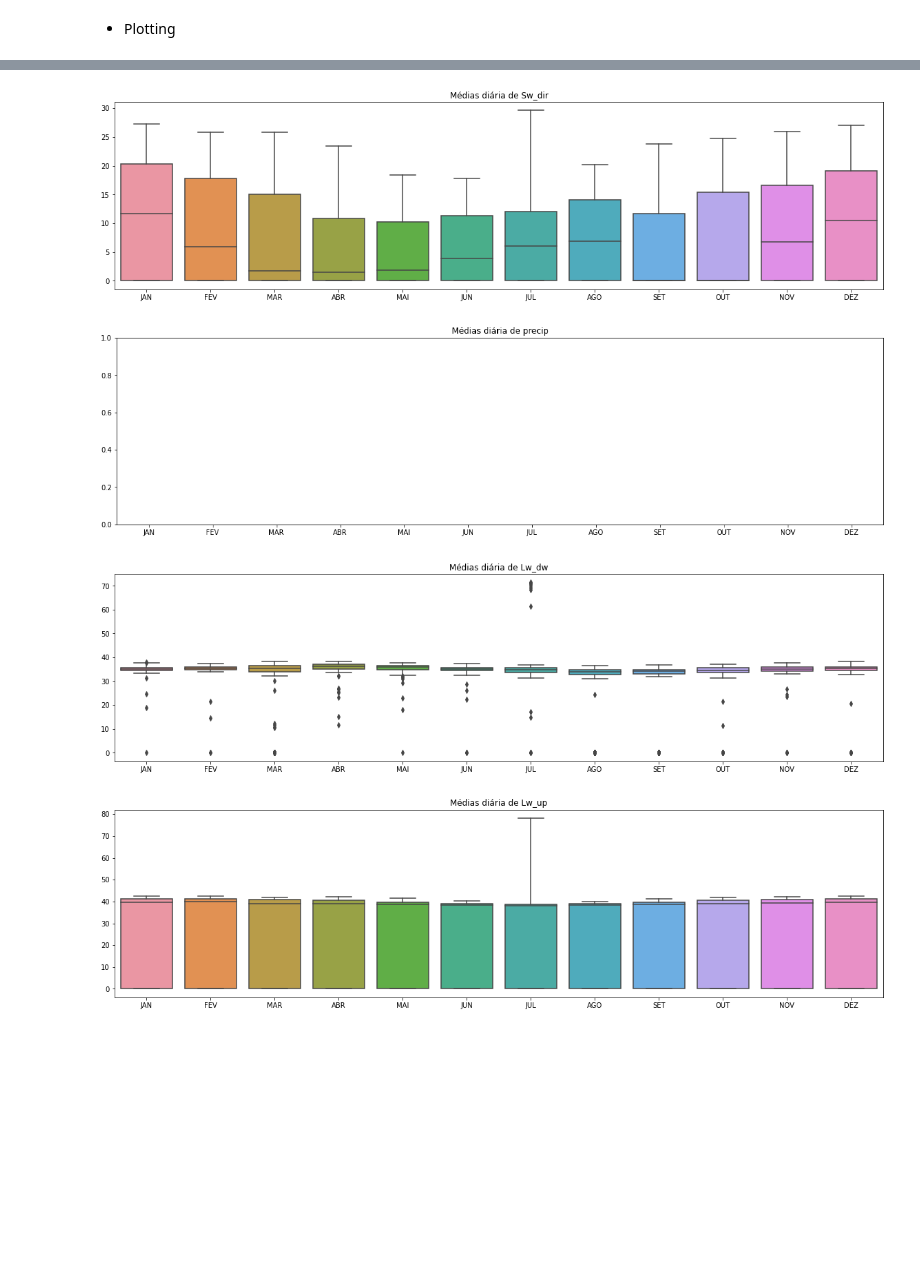
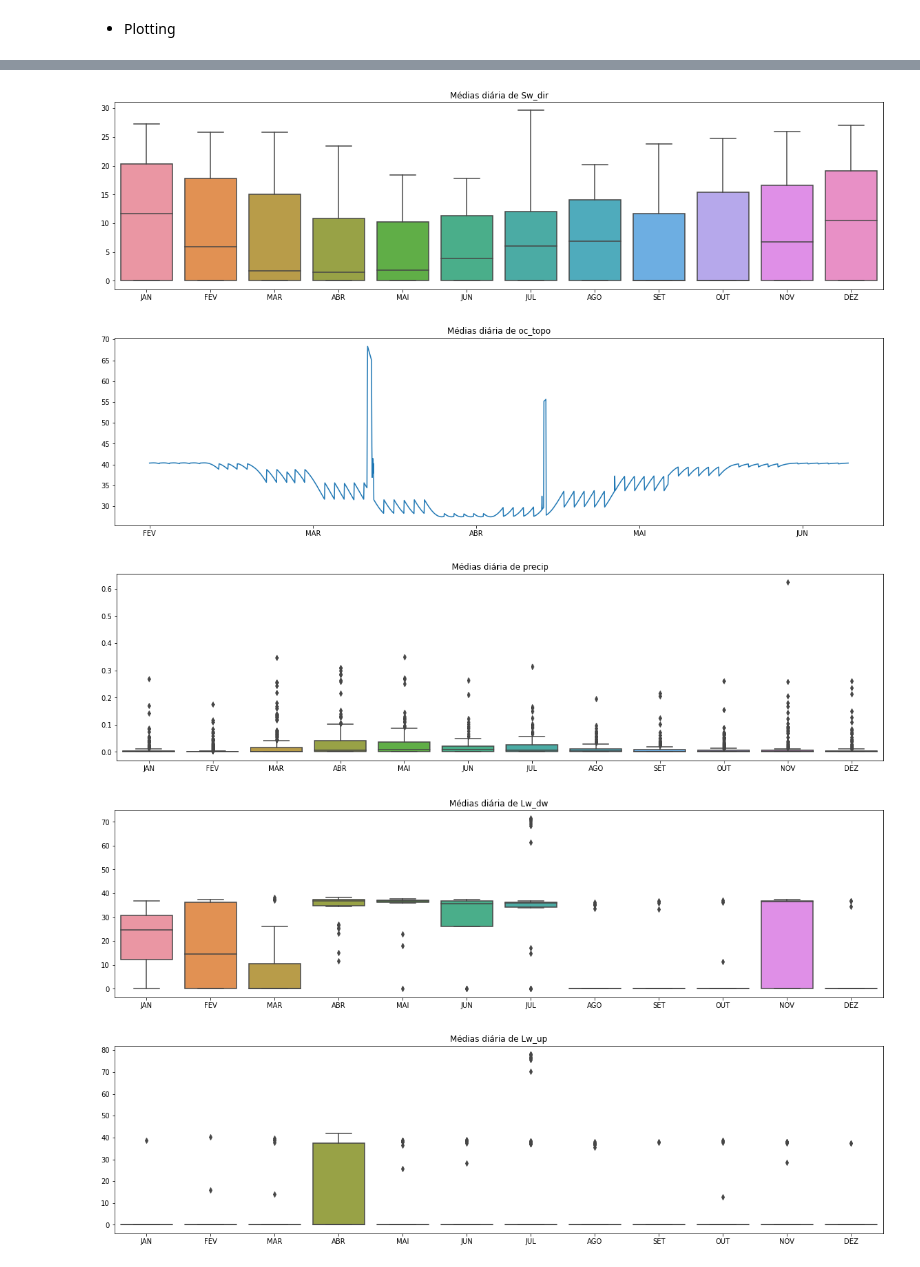
Before and after one commit to igordantasgf/analise_dados_microambientais, a Jupyter notebook: estudos2.ipynb, the cells around one changed output, grey strips where cells are left out. Saved outputs shown, nothing was run; the diff lists cells and outputs as text; code cells hidden in the pictures; blank space fills up the shorter version.

```diff
--- a/estudos2.ipynb
+++ b/estudos2.ipynb
@@ -42,12 +42,14 @@ frame['year/month/day'] = list(zip(frame['datas'].dt.year, frame['datas'].dt.mon
 def set_dados(variavel,horas):
 
   ### Análise de Sw_dw: corta dias com menos de 8 horas com dados
-  if variavel in ['Sw_dw','Sw_up','Lw_up','Lw_dw','Sw_dif','Sw_dir','precip']:
+  if variavel in ['Sw_dw','Sw_up','Lw_up','Lw_dw','Sw_dif','Sw_dir','precip','oc_topo']:
 
-    if variavel != 'precip':
+    if variavel == 'precip':
+      df = pd.DataFrame(frame, columns=['year/month/day',variavel,'oc_topo'])
+    elif variavel == 'oc_topo':
+      df = pd.DataFrame(frame, columns=['year/month/day',variavel,'precip'])
+    else:
       df = pd.DataFrame(frame, columns=['year/month/day',variavel,'precip','oc_topo'])
-    else:
-      df = pd.DataFrame(frame, columns=['year/month/day',variavel])
 
     df['meses'] = frame['datas'].dt.month
     tabela = df.groupby('year/month/day')
@@ -59,7 +61,7 @@ def set_dados(variavel,horas):
     for i in tabela:
       analise.append(i)
 
-    if variavel != 'precip':
+    if variavel != 'precip' or 'oc_topo':
       for item in analise: # criando lista com dias com quantidade de dados suficiente
         contador=0
         tam = len(item[1])
@@ -100,6 +102,7 @@ variavel = 'Sw_dw'
 ax1 = seaborn.boxplot(data = set_dados(variavel,8), orient='v')
 ax1.set_xticklabels(m_label)
 ax1.set_title("Médias diária de {}".format(variavel))
+print(set_dados(variavel,8))
 
 fig, ax2 = plt.subplots(figsize=(20,5))
 variavel = 'Sw_up'
@@ -115,27 +118,38 @@ ax3.set_title("Médias diária de {}".format(variavel))
 
 fig, ax4 = plt.subplots(figsize=(20,5))
 variavel = 'Sw_dir'
-ax3 = seaborn.boxplot(data = set_dados(variavel,8), orient='v')
-ax3.set_xticklabels(m_label)
-ax3.set_title("Médias diária de {}".format(variavel))
-
-fig, ax5 = plt.subplots(figsize=(20,5))
-variavel = 'precip'
 ax4 = seaborn.boxplot(data = set_dados(variavel,8), orient='v')
 ax4.set_xticklabels(m_label)
 ax4.set_title("Médias diária de {}".format(variavel))
 
-fig, ax6 = plt.subplots(figsize=(20,5))
-variavel = 'Lw_dw'
-ax5 = seaborn.boxplot(data = set_dados(variavel,8), orient='v')
+fig, ax5 = plt.subplots(figsize=(20,5))
+variavel = 'oc_topo'
+dados_meses = set_dados(variavel,8)
+dados_topo = []
+for i in dados_meses:
+  for j in i:
+    dados_topo.append(j)
+ax5 = seaborn.lineplot(data = dados_topo)
 ax5.set_xticklabels(m_label)
 ax5.set_title("Médias diária de {}".format(variavel))
 
-fig, ax7 = plt.subplots(figsize=(20,5))
-variavel = 'Lw_up'
+fig, ax6 = plt.subplots(figsize=(20,5))
+variavel = 'precip'
 ax6 = seaborn.boxplot(data = set_dados(variavel,8), orient='v')
 ax6.set_xticklabels(m_label)
 ax6.set_title("Médias diária de {}".format(variavel))
+
+fig, ax7 = plt.subplots(figsize=(20,5))
+variavel = 'Lw_dw'
+ax7 = seaborn.boxplot(data = set_dados(variavel,18), orient='v')
+ax7.set_xticklabels(m_label)
+ax7.set_title("Médias diária de {}".format(variavel))
+
+fig, ax8 = plt.subplots(figsize=(20,5))
+variavel = 'Lw_up'
+ax8 = seaborn.boxplot(data = set_dados(variavel,18), orient='v')
+ax8.set_xticklabels(m_label)
+ax8.set_title("Médias diária de {}".format(variavel))
 # %% [output]
 A value is trying to be set on a copy of a slice from a DataFrame
 
@@ -161,7 +181,8 @@ Text(0.5, 1.0, 'Médias diária de Lw_up')
 [figure]
 [figure]
 [figure]
 [figure]
-[figure, old version]
+[figure, new version]
-[figure, old version]
+[figure, new version]
-[figure, old version]
+[figure, new version]
+[figure, added]
```
Also changed, not shown: parts of 1 cell of this notebook.
